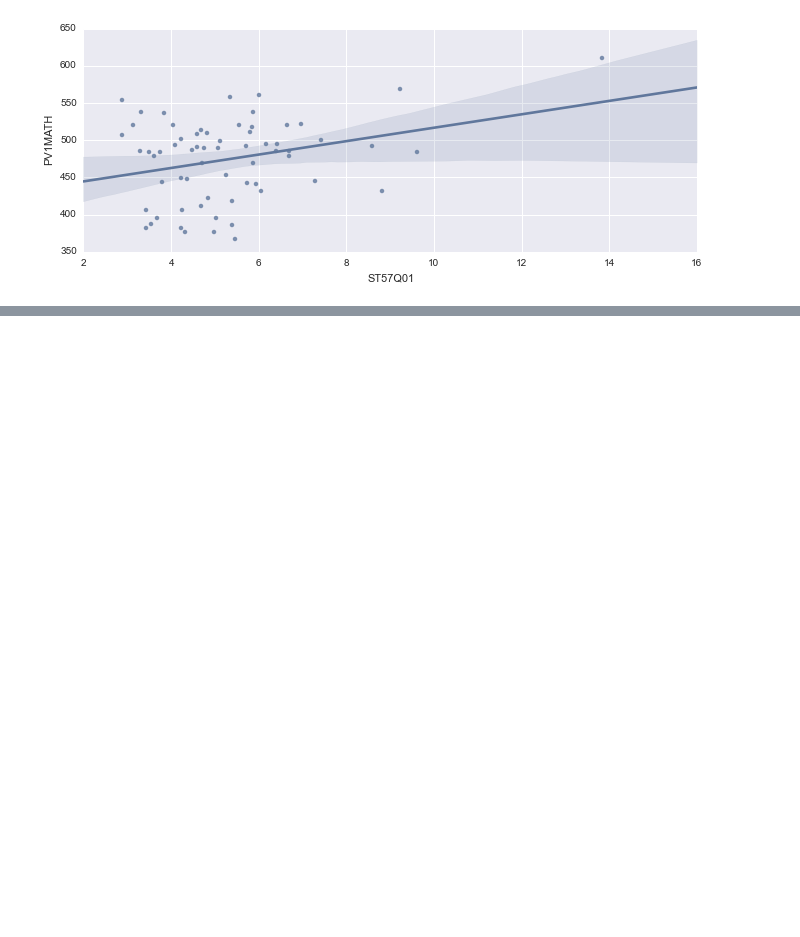
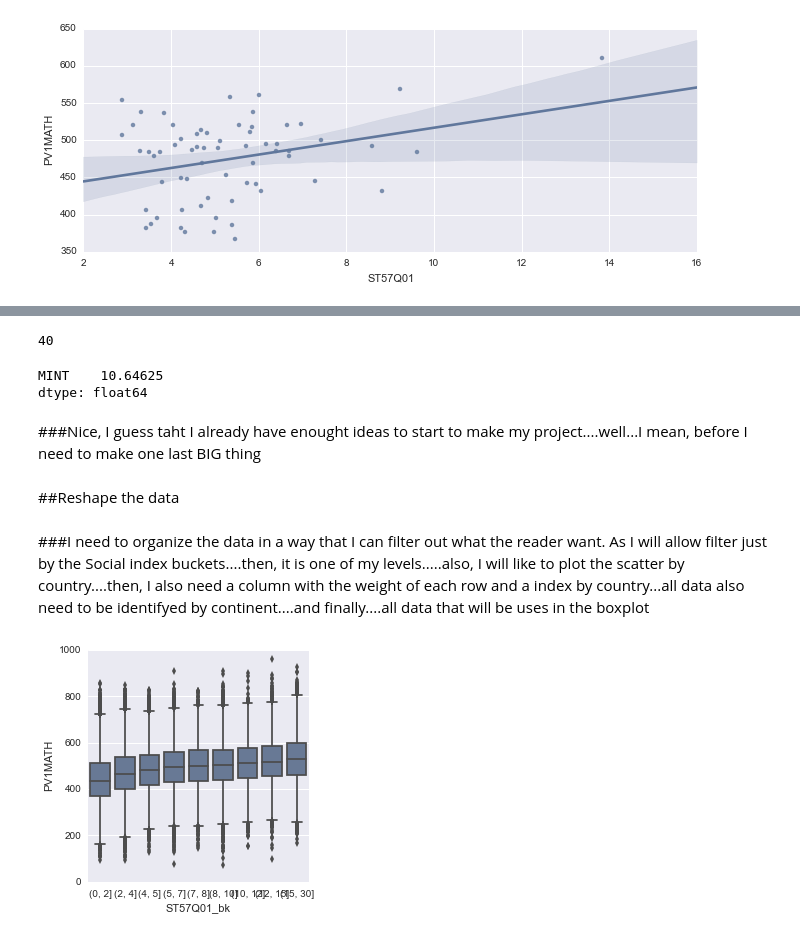
Before and after one commit to ucaiado/DATAVIS_UDACITY, a Jupyter notebook: report_aux.ipynb, the cells around one changed output, grey strips where cells are left out. Saved outputs shown, nothing was run; the diff lists cells and outputs as text; code cells hidden in the pictures; blank space fills up the shorter version.

```diff
--- a/report_aux.ipynb
+++ b/report_aux.ipynb
@@ -652,0 +787,22 @@ sns.regplot(x="ST57Q01", y="PV1MATH", data=df_grouped);
+# %%
+#number of weeks studied
+df_wk.shape[0]
+# %% [output]
+40
+# %%
+#average time studied
+df_wk.sum()*1./df_wk.shape[0]
+# %% [output]
+MINT    10.64625
+dtype: float64
+# %% [markdown]
+###Nice, I guess taht I already have enought ideas to start to make my project....well...I mean, before I need to make one last BIG thing
+# %% [markdown]
+##Reshape the data
+# %% [markdown]
+###I need to organize the data in a way that I can filter out what the reader want. As I will allow filter just by the Social index buckets....then, it is one of my levels.....also, I will like to plot the scatter by country....then, I also need a column with the weight of each row and a index by country...all data also need to be identifyed by continent....and finally....all data that will be uses in the boxplot
+# %%
+g = sns.FacetGrid(df, size = 4)
+g.map(sns.boxplot, "ST57Q01_bk", "PV1MATH");
+# %% [output]
+[figure, added]
```
Also changed, not shown: parts of 44 cells of this notebook, 2 other files.
